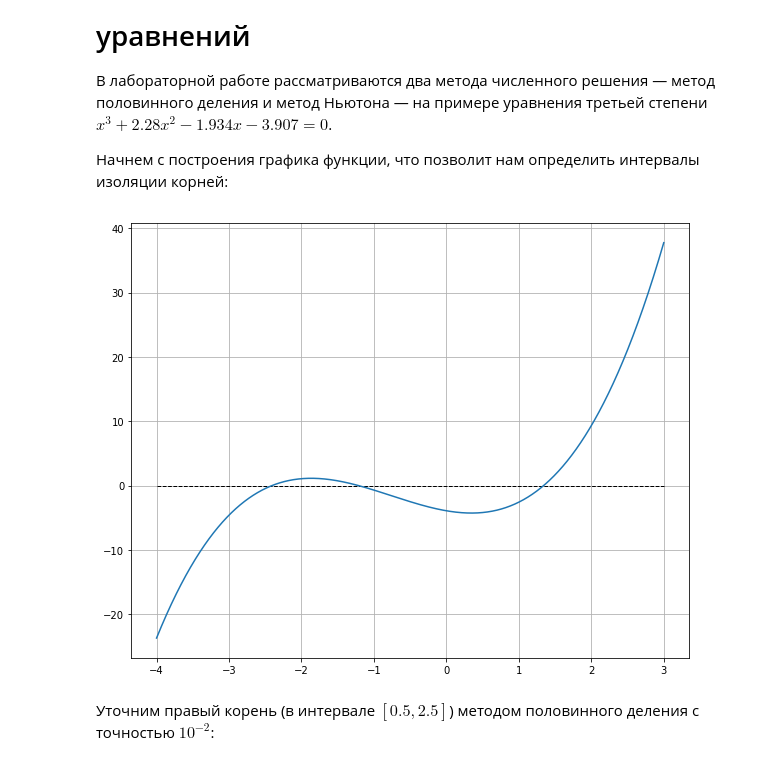
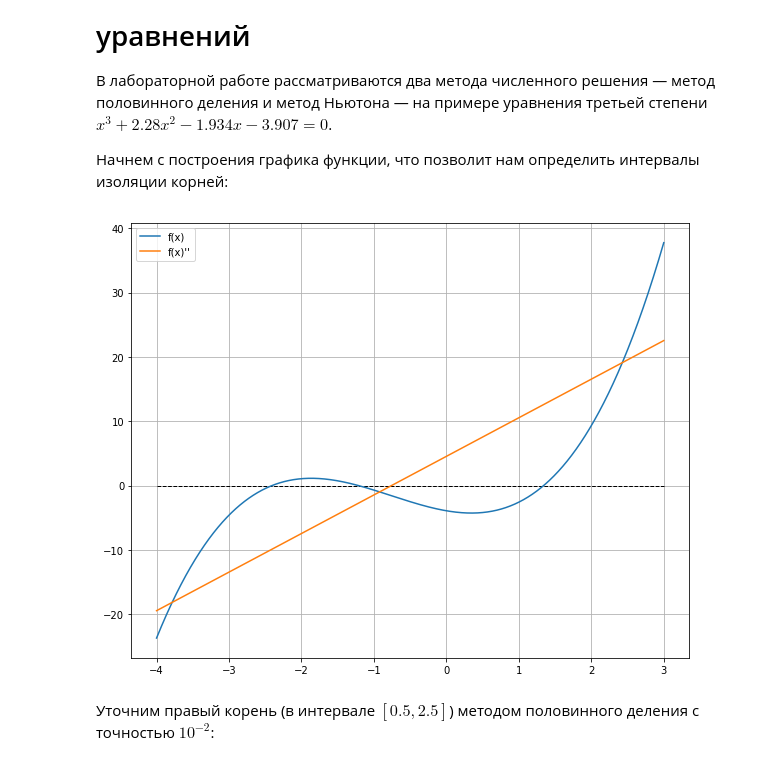
Before and after one commit to timlathy/itmo-second-year, a Jupyter notebook: Computational-Mathematics/Lab1/Report.ipynb, the cells around one changed output. Cells and saved outputs as stored; diff of their text form; code cells hidden in the pictures.

```diff
--- a/Computational-Mathematics/Lab1/Report.ipynb
+++ b/Computational-Mathematics/Lab1/Report.ipynb
@@ -7,19 +7,24 @@
 # %%
 %matplotlib inline
 
 import numpy as np
 import matplotlib.pyplot as plt
 
 x = np.arange(-4, 3, step=0.001)
 y = (x**3) + (2.28 * x**2) + (-1.934 * x) - 3.907
+y_prime = (3 * x**2) + (4.56 * x) + (-1.934)
+y_prime_prime = (6 * x) + (4.56)
 
 plt.figure(figsize=(10,8))
 plt.hlines(y=0, xmin=-4, xmax=3, linewidth=1, linestyles='dashed')
-plt.plot(x, y)
+plt.plot(x, y, label="f(x)")
+#plt.plot(x, y_prime)
+plt.plot(x, y_prime_prime, label="f(x)''")
+plt.legend()
 plt.grid()
 plt.show()
 # %% [output]
-[figure, old version]
+[figure, new version]
 # %% [markdown]
 Уточним правый корень (в интервале $[0.5, 2.5]$) методом половинного деления с точностью $10^{-2}$:
 # %%
```
Also changed, not shown: parts of 3 cells of this notebook, 6 other files.
